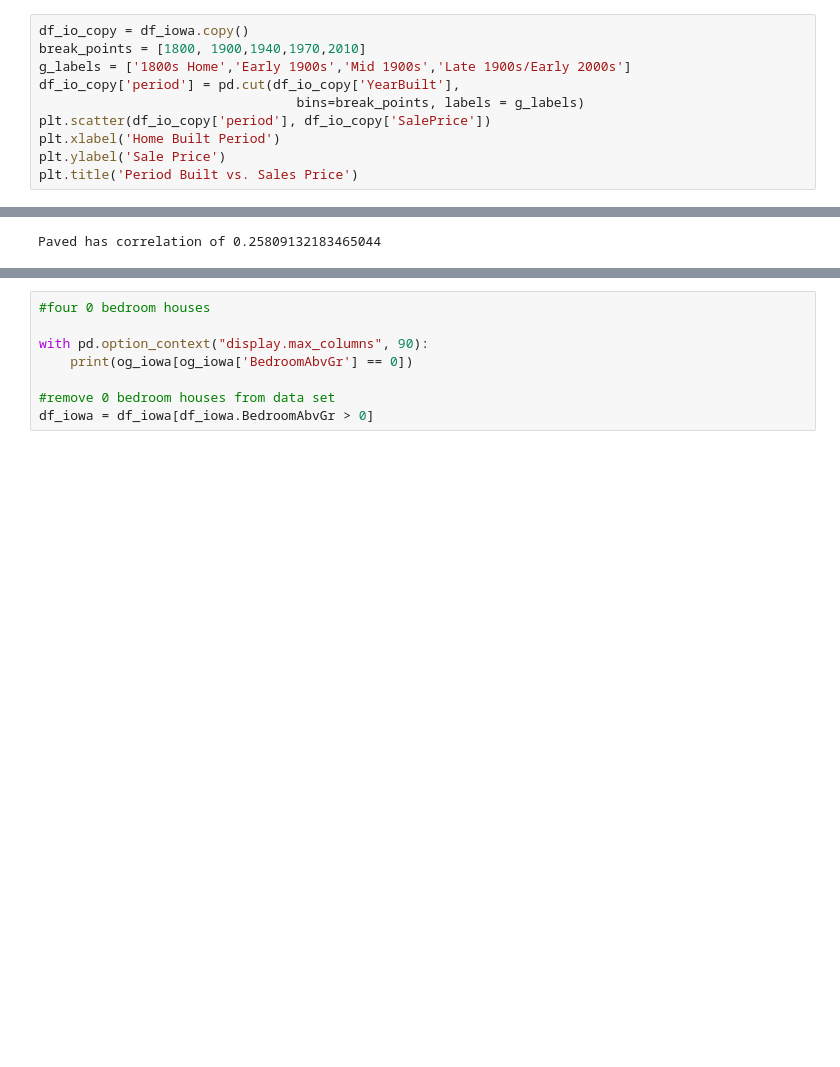
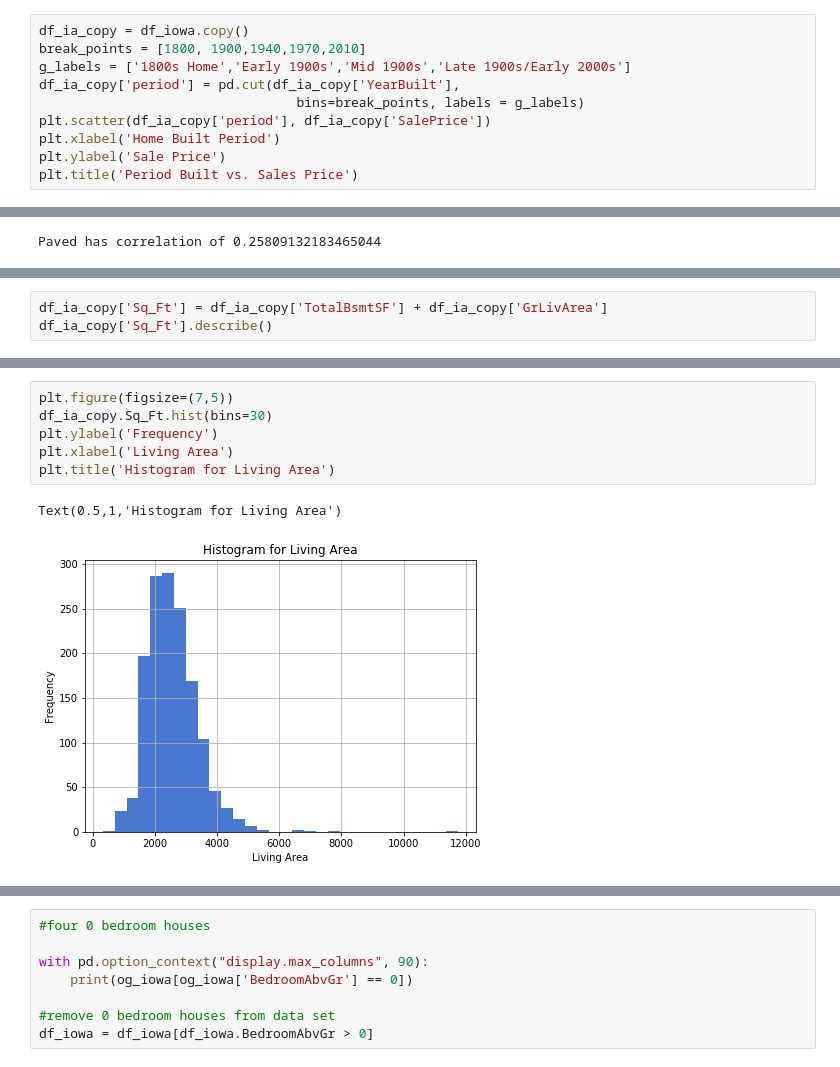
Before and after one commit to mpaluta/House_Price, a Jupyter notebook: final_WIP.ipynb, the cells around one changed output, grey strips where cells are left out. Cells and saved outputs as stored; diff of their text form; blank space fills up the shorter version.

Commit message:
Living Area Sq. Feet push

```diff
--- a/final_WIP.ipynb
+++ b/final_WIP.ipynb
@@ -65,12 +65,12 @@ print(np.corrcoef(df_iowa.YearBuilt, np.log(df_iowa.SalePrice))[0, 1])
 # %% [output]
 0.586570240384
 # %%
-df_io_copy = df_iowa.copy()
+df_ia_copy = df_iowa.copy()
 break_points = [1800, 1900,1940,1970,2010]
 g_labels = ['1800s Home','Early 1900s','Mid 1900s','Late 1900s/Early 2000s']
-df_io_copy['period'] = pd.cut(df_io_copy['YearBuilt'],
+df_ia_copy['period'] = pd.cut(df_ia_copy['YearBuilt'],
                                  bins=break_points, labels = g_labels)
-plt.scatter(df_io_copy['period'], df_io_copy['SalePrice'])
+plt.scatter(df_ia_copy['period'], df_ia_copy['SalePrice'])
 plt.xlabel('Home Built Period')
 plt.ylabel('Sale Price')
 plt.title('Period Built vs. Sales Price')
@@ -168,0 +198,3 @@ Paved has correlation of 0.25809132183465044
+# %%
+df_ia_copy['Sq_Ft'] = df_ia_copy['TotalBsmtSF'] + df_ia_copy['GrLivArea']
+df_ia_copy['Sq_Ft'].describe()
@@ -168,0 +211,9 @@ Paved has correlation of 0.25809132183465044
+# %%
+plt.figure(figsize=(7,5))
+df_ia_copy.Sq_Ft.hist(bins=30)
+plt.ylabel('Frequency')
+plt.xlabel('Living Area')
+plt.title('Histogram for Living Area')
+# %% [output]
+Text(0.5,1,'Histogram for Living Area')
+[figure, added]
```
Also changed, not shown: parts of 21 cells of this notebook, 1 other file.
